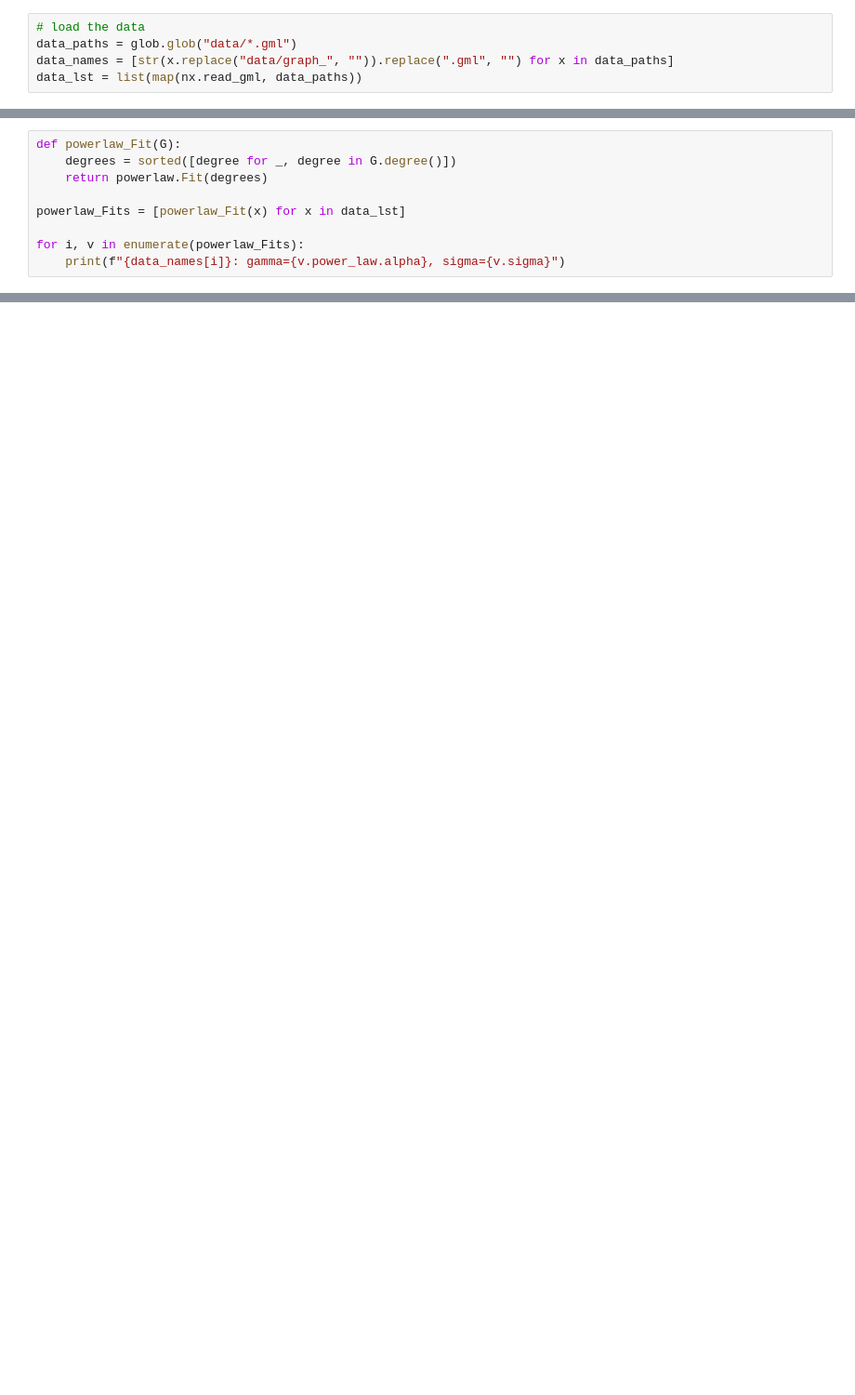
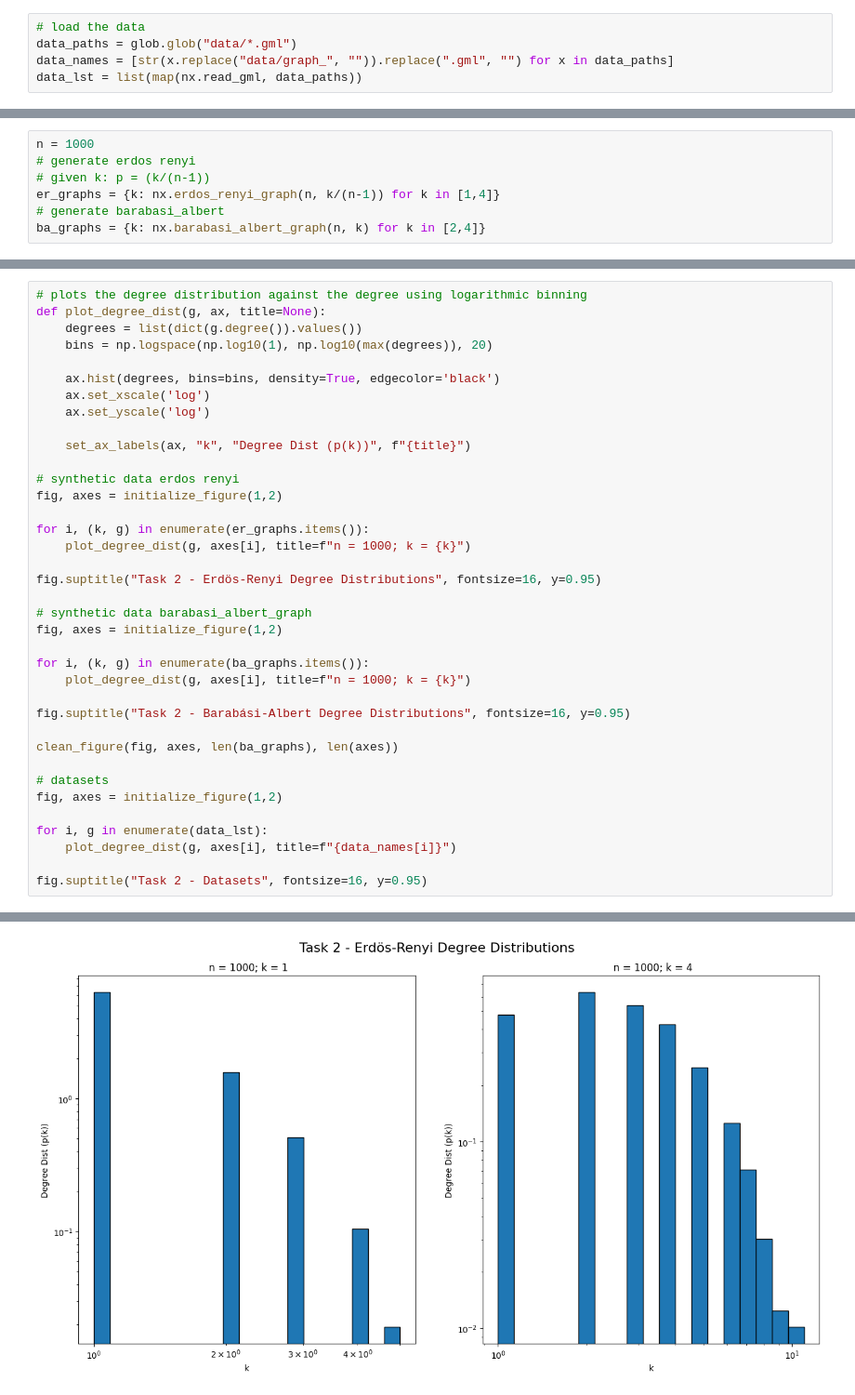
Before and after one commit to eliaswjmuller/HS24_NetworkScience, a Jupyter notebook: A7/HS24_NS_A7_Solutions_Elias_Müller.ipynb, the cells around one changed output, grey strips where cells are left out. Shown at 93% size. Cells and saved outputs as stored; diff of their text form; blank space fills up the shorter version.

Commit message:
A7-Plots

```diff
--- a/A7/HS24_NS_A7_Solutions_Elias_Müller.ipynb
+++ b/A7/HS24_NS_A7_Solutions_Elias_Müller.ipynb
@@ -130,9 +36,0 @@ The below code is inspired by teh original paper on the powerlaw package:
-# %%
-def powerlaw_Fit(G):
-    degrees = sorted([degree for _, degree in G.degree()])
-    return powerlaw.Fit(degrees)
-
-powerlaw_Fits = [powerlaw_Fit(x) for x in data_lst]
-
-for i, v in enumerate(powerlaw_Fits):
-    print(f"{data_names[i]}: gamma={v.power_law.alpha}, sigma={v.sigma}")
@@ -251,0 +42,7 @@ Based on the previous plot, say whether the network under consideration is scale
+# %%
+n = 1000
+# generate erdos renyi
+# given k: p = (k/(n-1))
+er_graphs = {k: nx.erdos_renyi_graph(n, k/(n-1)) for k in [1,4]}
+# generate barabasi_albert
+ba_graphs = {k: nx.barabasi_albert_graph(n, k) for k in [2,4]}
@@ -251,0 +53,38 @@ Based on the previous plot, say whether the network under consideration is scale
+# %%
+# plots the degree distribution against the degree using logarithmic binning
+def plot_degree_dist(g, ax, title=None):
+    degrees = list(dict(g.degree()).values())
+    bins = np.logspace(np.log10(1), np.log10(max(degrees)), 20)
+
+    ax.hist(degrees, bins=bins, density=True, edgecolor='black')
+    ax.set_xscale('log')
+    ax.set_yscale('log')
+
+    set_ax_labels(ax, "k", "Degree Dist (p(k))", f"{title}")
+
+# synthetic data erdos renyi
+fig, axes = initialize_figure(1,2)
+
+for i, (k, g) in enumerate(er_graphs.items()):
+    plot_degree_dist(g, axes[i], title=f"n = 1000; k = {k}")
+
+fig.suptitle("Task 2 - Erdös-Renyi Degree Distributions", fontsize=16, y=0.95)
+
+# synthetic data barabasi_albert_graph
+fig, axes = initialize_figure(1,2)
+
+for i, (k, g) in enumerate(ba_graphs.items()):
+    plot_degree_dist(g, axes[i], title=f"n = 1000; k = {k}")
+
+fig.suptitle("Task 2 - Barabási-Albert Degree Distributions", fontsize=16, y=0.95)
+
+clean_figure(fig, axes, len(ba_graphs), len(axes))
+
+# datasets
+fig, axes = initialize_figure(1,2)
+
+for i, g in enumerate(data_lst):
+    plot_degree_dist(g, axes[i], title=f"{data_names[i]}")
+
+fig.suptitle("Task 2 - Datasets", fontsize=16, y=0.95)
+# %% [output]
@@ -251,0 +92 @@ Based on the previous plot, say whether the network under consideration is scale
+[figure, added]
```
Also changed, not shown: parts of 25 cells of this notebook.
